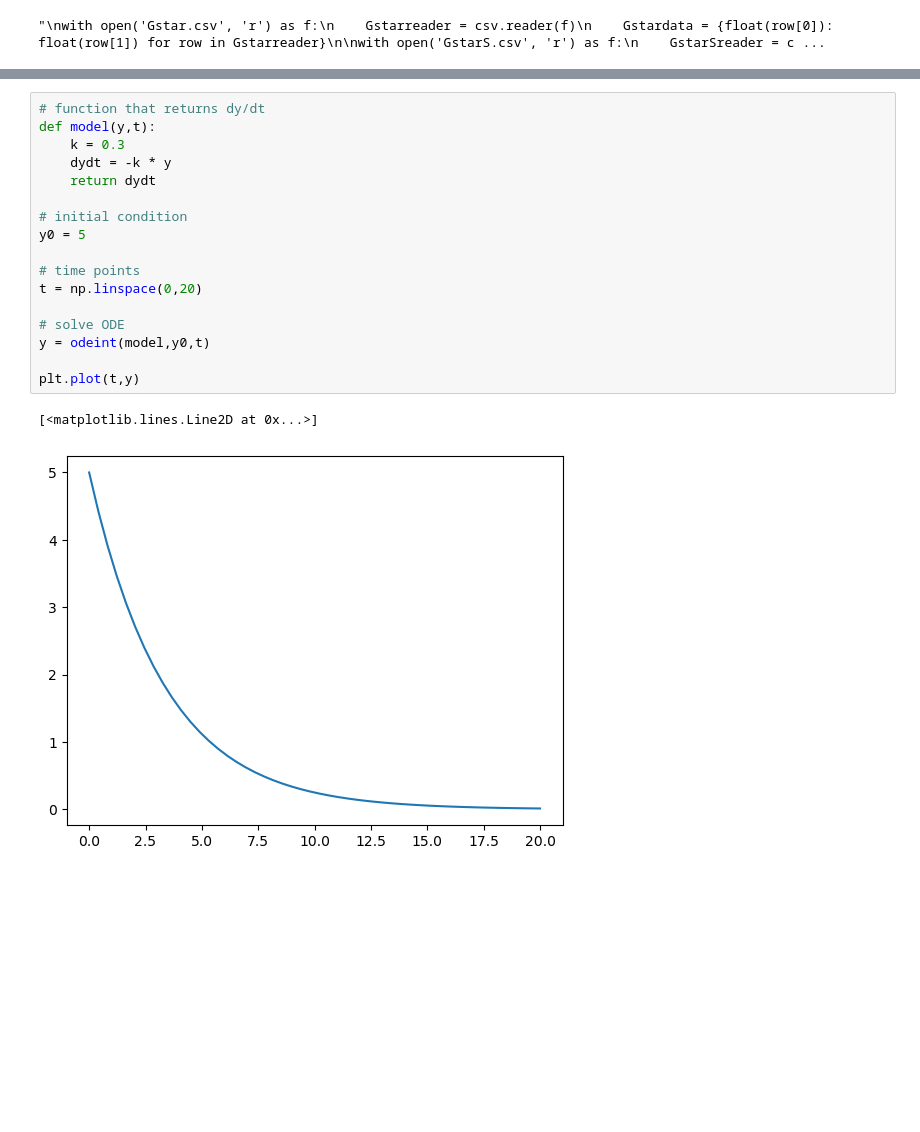
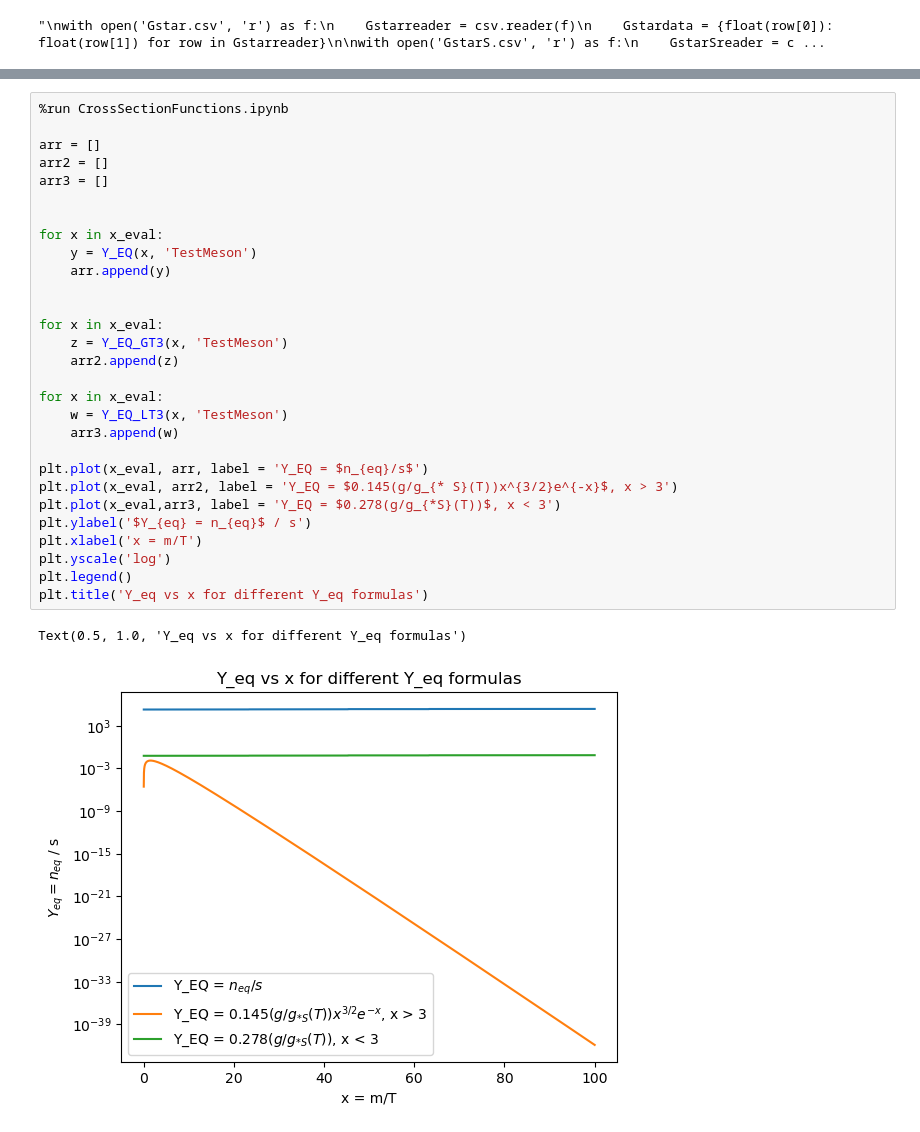
Before and after one commit to IgalPress/Thesis, a Jupyter notebook: FreezeOutCode.ipynb, the cells around one changed output, grey strips where cells are left out. Cells and saved outputs as stored; diff of their text form; blank space fills up the shorter version.

```diff
--- a/FreezeOutCode.ipynb
+++ b/FreezeOutCode.ipynb
@@ -98,20 +86,32 @@ RuntimeError: The array return by func must be one-dimensional, but got ndim=2.
-# %%
-# function that returns dy/dt
-def model(y,t):
-    k = 0.3
-    dydt = -k * y
-    return dydt
-
-# initial condition
-y0 = 5
-
-# time points
-t = np.linspace(0,20)
-
-# solve ODE
-y = odeint(model,y0,t)
-
-plt.plot(t,y)
-# %% [output]
-[<matplotlib.lines.Line2D at 0x...>]
-[figure, removed]
+# %%
+%run CrossSectionFunctions.ipynb
+
+arr = []
+arr2 = []
+arr3 = []
+
+
+for x in x_eval:
+    y = Y_EQ(x, 'TestMeson')
+    arr.append(y)
+
+
+for x in x_eval:
+    z = Y_EQ_GT3(x, 'TestMeson')
+    arr2.append(z)
+
+for x in x_eval:
+    w = Y_EQ_LT3(x, 'TestMeson')
+    arr3.append(w)
+
+plt.plot(x_eval, arr, label = 'Y_EQ = $n_{eq}/s$')
+plt.plot(x_eval, arr2, label = 'Y_EQ = $0.145(g/g_{* S}(T))x^{3/2}e^{-x}$, x > 3')
+plt.plot(x_eval,arr3, label = 'Y_EQ = $0.278(g/g_{*S}(T))$, x < 3')
+plt.ylabel('$Y_{eq} = n_{eq}$ / s')
+plt.xlabel('x = m/T')
+plt.yscale('log')
+plt.legend()
+plt.title('Y_eq vs x for different Y_eq formulas')
+# %% [output]
+Text(0.5, 1.0, 'Y_eq vs x for different Y_eq formulas')
+[figure, added]
```
Also changed, not shown: parts of 4 cells of this notebook, 2 other files.
